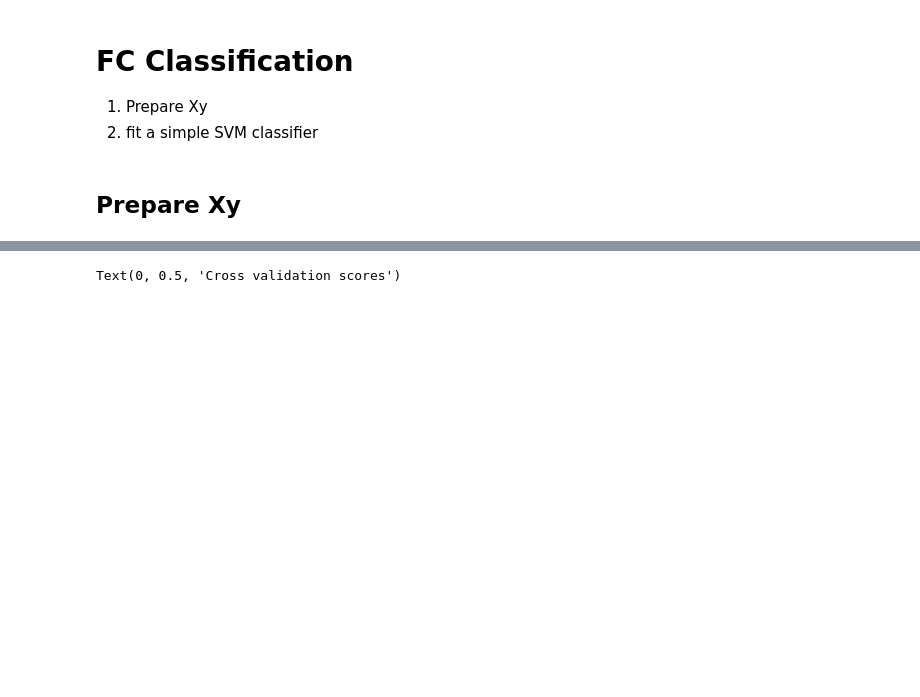
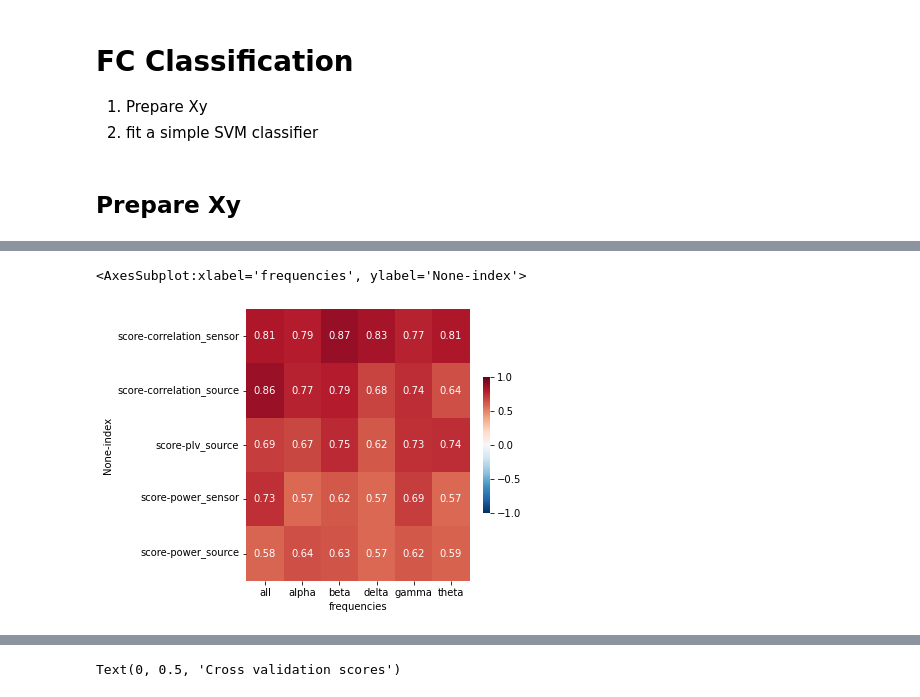
Before and after one commit to sycomix/SuggNet, a Jupyter notebook: notebooks/archived/4 Classification Playground.ipynb, the cells around one changed output, grey strips where cells are left out. Drawn from its saved outputs; the diff is of its cells as text; code cells hidden in the pictures; blank space fills up the shorter version.

```diff
--- a/notebooks/archived/4 FC Classification.ipynb
+++ b/notebooks/archived/4 Classification Playground.ipynb
@@ -119,20 +42,17 @@ id_col = [f'{i} ({j})' for i in identicals_col for j in freqs]
 ## Prepare Xy
 # %%
 # read data
-DATA = pd.read_csv('data/classification_datasets/correlation_sensor.csv', index_col=0)
+DATA = pd.read_csv('data/classification_datasets/correlation_source.csv', index_col=0)
 
 DATA = DATA.query('description == "hypnosis"')
 DATA = DATA.query('condition.str.contains("experience")')
 # DATA = DATA.query('procedure == "confusion" or procedure == "relaxation"')
 
-# DATA.drop(id_col, axis=1, inplace=True) # drop self connections
-
 #Xy
 X = DATA.drop(columns=['hypnosis_depth', 'procedure', 'description', 'session', 'condition',
                        'bids_id'])
 
-# col_name = DATA.columns[6:6+300]
-# X = X[col_name]
+col_name = [col for col in X.columns if 'theta' in col]
+X = X[col_name]
 
 y = DATA['hypnosis_depth'].apply(lambda x: 0 if x <= 5 else 1)
-y.value_counts(normalize=True)
@@ -142,0 +113,10 @@ Name: hypnosis_depth, dtype: float64
+# %%
+score_df = pd.DataFrame(scores, index=['score']).T.reset_index()
+score_df['frequencies'] = score_df['index'].apply(lambda x: x.split('-')[-1])
+score_df['index'] = score_df['index'].apply(lambda x: x.split('-')[0])
+score_df = score_df.pivot('frequencies', 'index').T
+fig, ax = plt.subplots(figsize=(5,5))
+sns.heatmap(score_df, ax=ax, annot=True, cmap='RdBu_r', vmin=-1, vmax=1, cbar_kws={"shrink": 0.5})
+# %% [output]
+<AxesSubplot:xlabel='frequencies', ylabel='None-index'>
+[figure, added]
```
Also changed, not shown: parts of 6 cells of this notebook.
